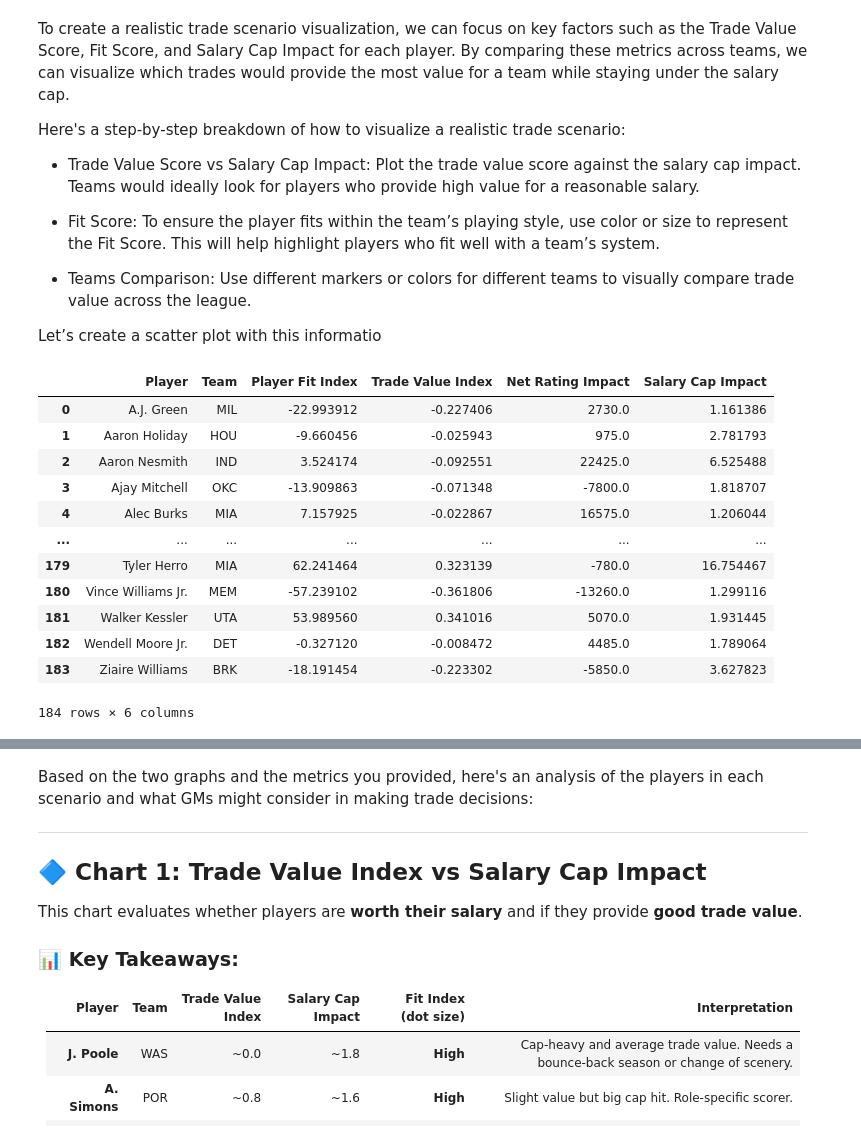
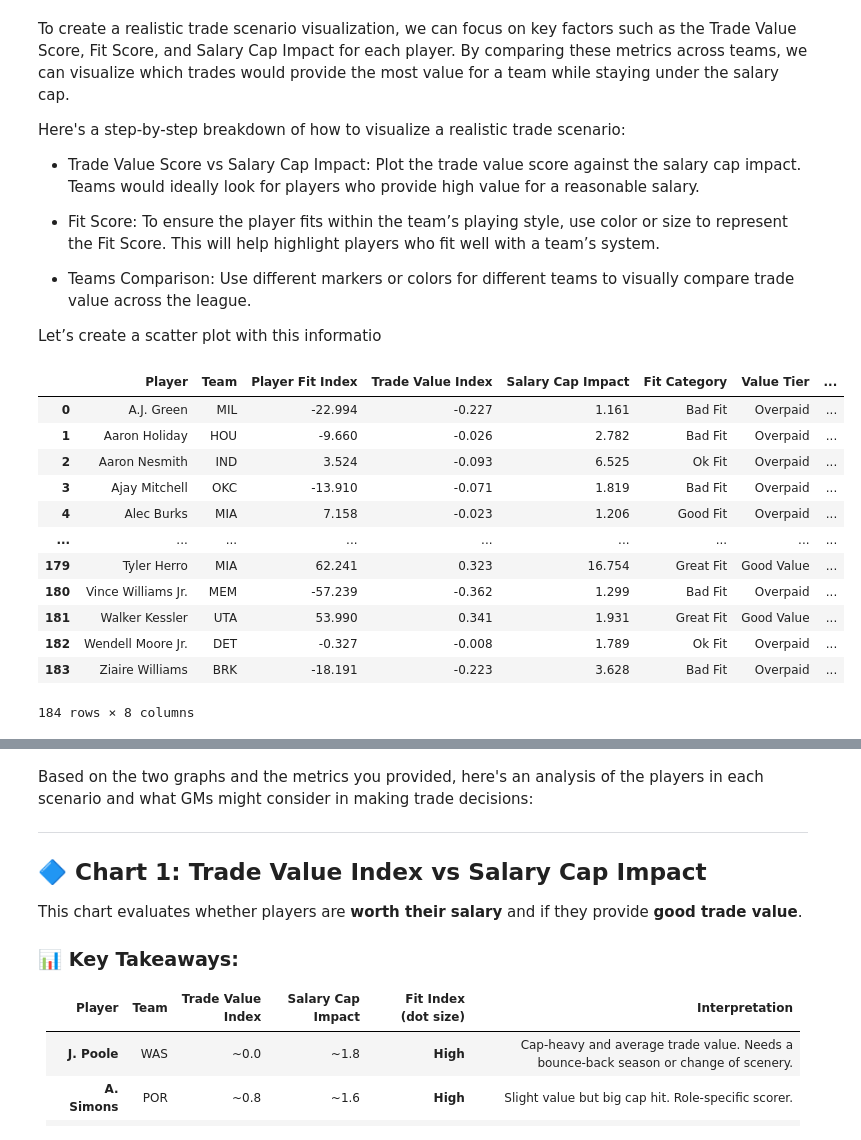
Before and after one commit to Makster04/Phase_4_Project, a Jupyter notebook: Project.ipynb, the cells around one changed output, grey strips where cells are left out. Drawn from its saved outputs; the diff is of its cells as text; code cells hidden in the pictures.

```diff
--- a/Project.ipynb
+++ b/Project.ipynb
@@ -1233,22 +1215,24 @@ team_colors = {
     'UTA': '#002B5C',  # Utah Jazz navy
     'WAS': '#002B5C'   # Washington Wizards navy
 }
-# %%
-final_results
-# %% [output]
-|  | Player | Team | Player Fit Index | Trade Value Index | Net Rating Impact | Salary Cap Impact |
-| 0 | A.J. Green | MIL | -22.993912 | -0.227406 | 2730.0 | 1.161386 |
-| 1 | Aaron Holiday | HOU | -9.660456 | -0.025943 | 975.0 | 2.781793 |
-| 2 | Aaron Nesmith | IND | 3.524174 | -0.092551 | 22425.0 | 6.525488 |
-| 3 | Ajay Mitchell | OKC | -13.909863 | -0.071348 | -7800.0 | 1.818707 |
-| 4 | Alec Burks | MIA | 7.157925 | -0.022867 | 16575.0 | 1.206044 |
-| ... | ... | ... | ... | ... | ... | ... |
-| 179 | Tyler Herro | MIA | 62.241464 | 0.323139 | -780.0 | 16.754467 |
-| 180 | Vince Williams Jr. | MEM | -57.239102 | -0.361806 | -13260.0 | 1.299116 |
-| 181 | Walker Kessler | UTA | 53.989560 | 0.341016 | 5070.0 | 1.931445 |
-| 182 | Wendell Moore Jr. | DET | -0.327120 | -0.008472 | 4485.0 | 1.789064 |
-| 183 | Ziaire Williams | BRK | -18.191454 | -0.223302 | -5850.0 | 3.627823 |
-184 rows × 6 columns
+# %%
+
+Player_Indecies = pd.read_csv('Player_Indecies.csv').round(3)
+Player_Indecies
+# %% [output]
+|  | Player | Team | Player Fit Index | Trade Value Index | Salary Cap Impact | Fit Category | Value Tier | ... |
+| 0 | A.J. Green | MIL | -22.994 | -0.227 | 1.161 | Bad Fit | Overpaid | ... |
+| 1 | Aaron Holiday | HOU | -9.660 | -0.026 | 2.782 | Bad Fit | Overpaid | ... |
+| 2 | Aaron Nesmith | IND | 3.524 | -0.093 | 6.525 | Ok Fit | Overpaid | ... |
+| 3 | Ajay Mitchell | OKC | -13.910 | -0.071 | 1.819 | Bad Fit | Overpaid | ... |
+| 4 | Alec Burks | MIA | 7.158 | -0.023 | 1.206 | Good Fit | Overpaid | ... |
+| ... | ... | ... | ... | ... | ... | ... | ... | ... |
+| 179 | Tyler Herro | MIA | 62.241 | 0.323 | 16.754 | Great Fit | Good Value | ... |
+| 180 | Vince Williams Jr. | MEM | -57.239 | -0.362 | 1.299 | Bad Fit | Overpaid | ... |
+| 181 | Walker Kessler | UTA | 53.990 | 0.341 | 1.931 | Great Fit | Good Value | ... |
+| 182 | Wendell Moore Jr. | DET | -0.327 | -0.008 | 1.789 | Ok Fit | Overpaid | ... |
+| 183 | Ziaire Williams | BRK | -18.191 | -0.223 | 3.628 | Bad Fit | Overpaid | ... |
+184 rows × 8 columns
 # %%
 import matplotlib.pyplot as plt
 import seaborn as sns
```
Also changed, not shown: parts of 9 cells of this notebook, 9 other files.
